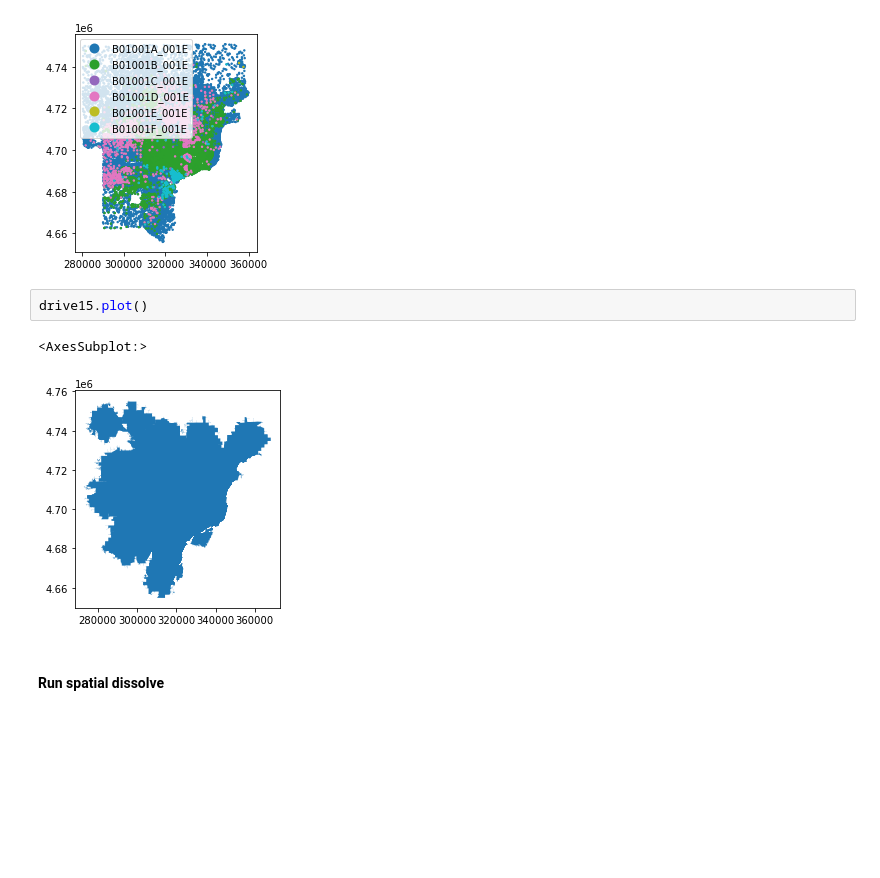
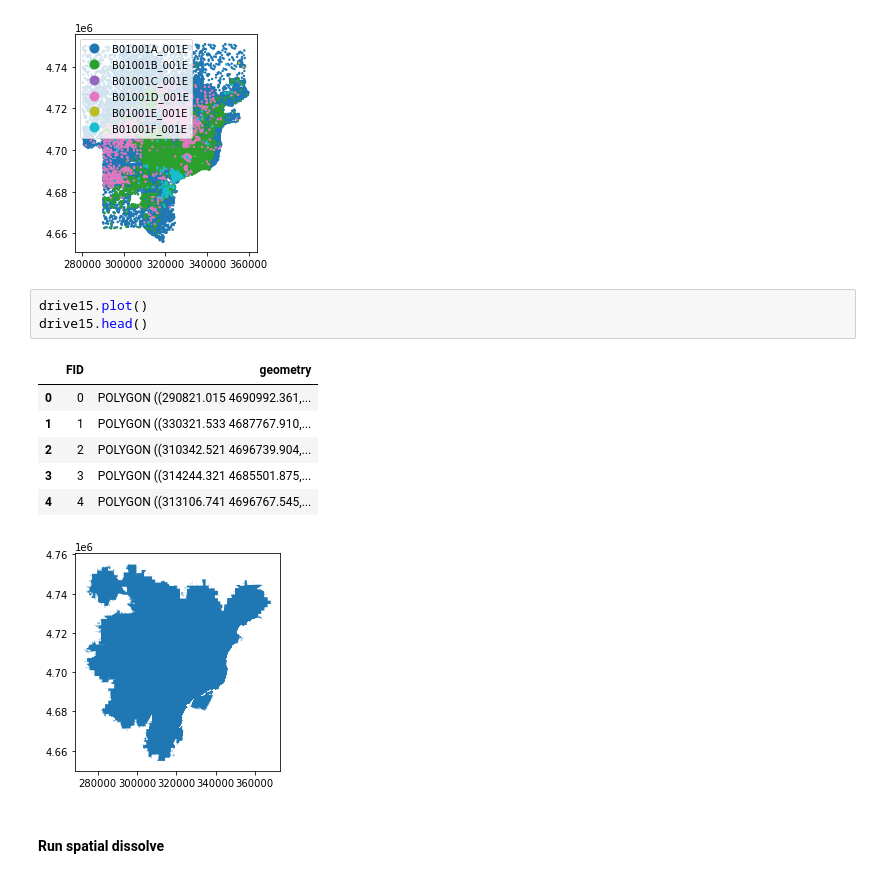
Before and after one commit to LucyMakesMaps/COVID_VaccineClinics, a Jupyter notebook: Notebooks/UnderstandingAccess.ipynb, the cells around one changed output. Drawn from its saved outputs; the diff is of its cells as text; blank space fills up the shorter version.

```diff
--- a/Notebooks/UnderstandingAccess.ipynb
+++ b/Notebooks/UnderstandingAccess.ipynb
@@ -35,8 +35,14 @@ racial_data.plot(markersize=2, column='field', categorical=True, legend=True)
 [figure]
 # %%
 drive15.plot()
+drive15.head()
 # %% [output]
-<AxesSubplot:>
+|  | FID | geometry |
+| 0 | 0 | POLYGON ((290821.015 4690992.361,... |
+| 1 | 1 | POLYGON ((330321.533 4687767.910,... |
+| 2 | 2 | POLYGON ((310342.521 4696739.904,... |
+| 3 | 3 | POLYGON ((314244.321 4685501.875,... |
+| 4 | 4 | POLYGON ((313106.741 4696767.545,... |
 [figure]
 # %% [markdown]
 #### Run spatial dissolve
```
Also changed, not shown: parts of 7 cells of this notebook, 2 other files.
